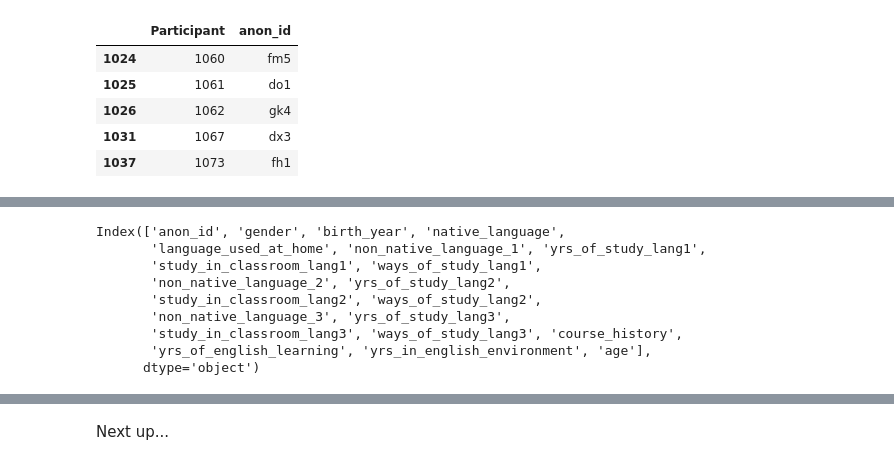
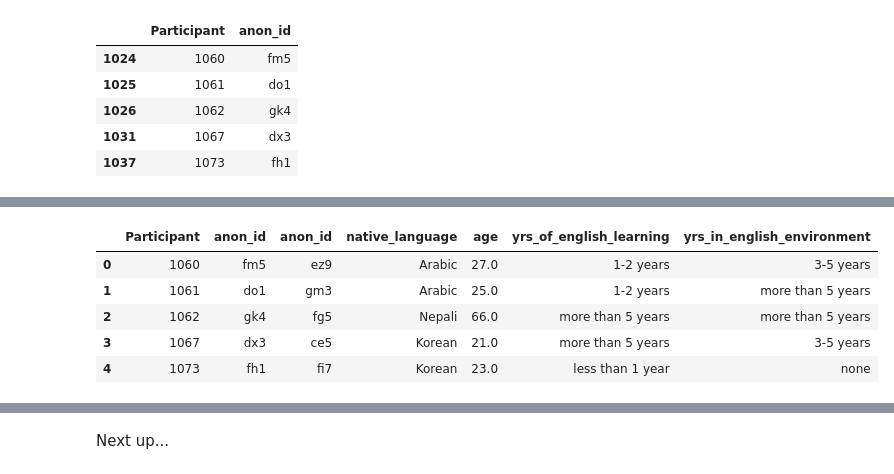
Before and after one commit to Data-Science-for-Linguists-2023/Morpheme-Acquisition-Analysis, a Jupyter notebook: notebooks/data_curation_cont.ipynb, the cells around one changed output, grey strips where cells are left out. Drawn from its saved outputs; the diff is of its cells as text; code cells hidden in the pictures.

```diff
--- a/notebooks/data_curation_cont.ipynb
+++ b/notebooks/data_curation_cont.ipynb
@@ -277,12 +312,14 @@ There is a whole lot of learner information here that could prove useful. I will
+# %%
+# merging data frames
+id_map.reset_index(drop=True, inplace=True)
+student_info.reset_index(drop=True, inplace=True)
+student_info = pd.concat([id_map, student_info], axis=1, join="inner")
 # %%
-student_info.columns
+student_info.head()
 # %% [output]
-Index(['anon_id', 'gender', 'birth_year', 'native_language',
-       'language_used_at_home', 'non_native_language_1', 'yrs_of_study_lang1',
-       'study_in_classroom_lang1', 'ways_of_study_lang1',
-       'non_native_language_2', 'yrs_of_study_lang2',
-       'study_in_classroom_lang2', 'ways_of_study_lang2',
-       'non_native_language_3', 'yrs_of_study_lang3',
-       'study_in_classroom_lang3', 'ways_of_study_lang3', 'course_history',
-       'yrs_of_english_learning', 'yrs_in_english_environment', 'age'],
-      dtype='object')
+|  | Participant | anon_id | anon_id | native_language | age | yrs_of_english_learning | yrs_in_english_environment |
+| 0 | 1060 | fm5 | ez9 | Arabic | 27.0 | 1-2 years | 3-5 years |
+| 1 | 1061 | do1 | gm3 | Arabic | 25.0 | 1-2 years | more than 5 years |
+| 2 | 1062 | gk4 | fg5 | Nepali | 66.0 | more than 5 years | more than 5 years |
+| 3 | 1067 | dx3 | ce5 | Korean | 21.0 | more than 5 years | 3-5 years |
+| 4 | 1073 | fh1 | fi7 | Korean | 23.0 | less than 1 year | none |
```
Also changed, not shown: parts of 15 cells of this notebook, 1 other file.
